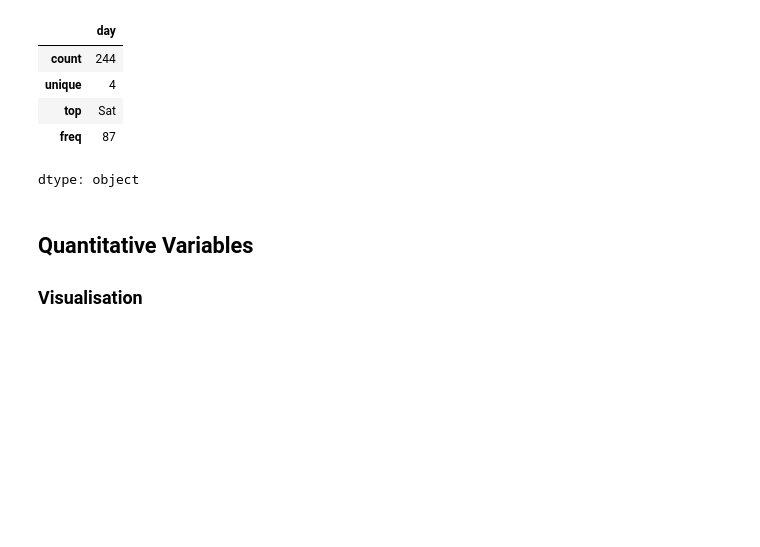
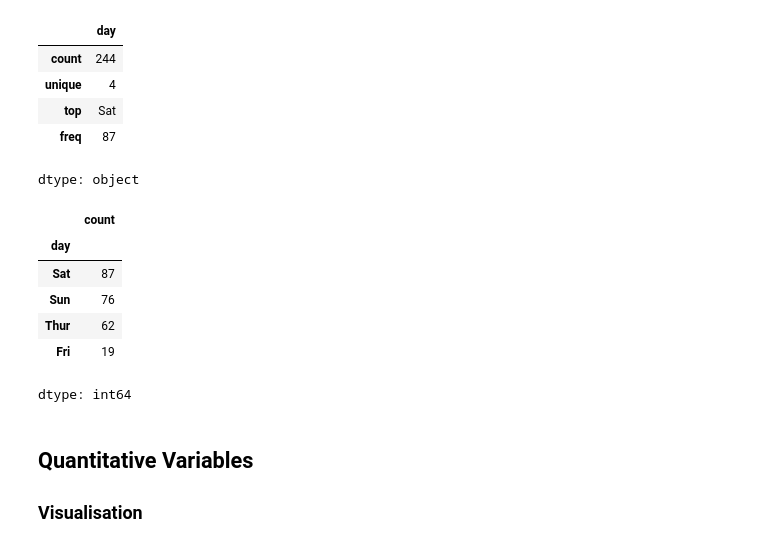
Before and after one commit to Bav0Vc/dsai, a Jupyter notebook: 2-analysis-1-var/2.01-univariate-analysis.ipynb, the cells around one changed output. Cells and saved outputs as stored; diff of their text form; code cells hidden in the pictures; blank space fills up the shorter version.

```diff
--- a/2-analysis-1-var/2.01-univariate-analysis.ipynb
+++ b/2-analysis-1-var/2.01-univariate-analysis.ipynb
@@ -61,6 +66,16 @@ tips["day"].describe()
 | top | Sat |
 | freq | 87 |
 dtype: object
+# %%
+tips.day.value_counts() # frequentietabel van aantal voorkomens unieke waarden
+# %% [output]
+|  | count |
+| day |  |
+| Sat | 87 |
+| Sun | 76 |
+| Thur | 62 |
+| Fri | 19 |
+dtype: int64
 # %% [markdown]
 ## Quantitative Variables
 
```
Also changed, not shown: parts of 7 cells of this notebook.
